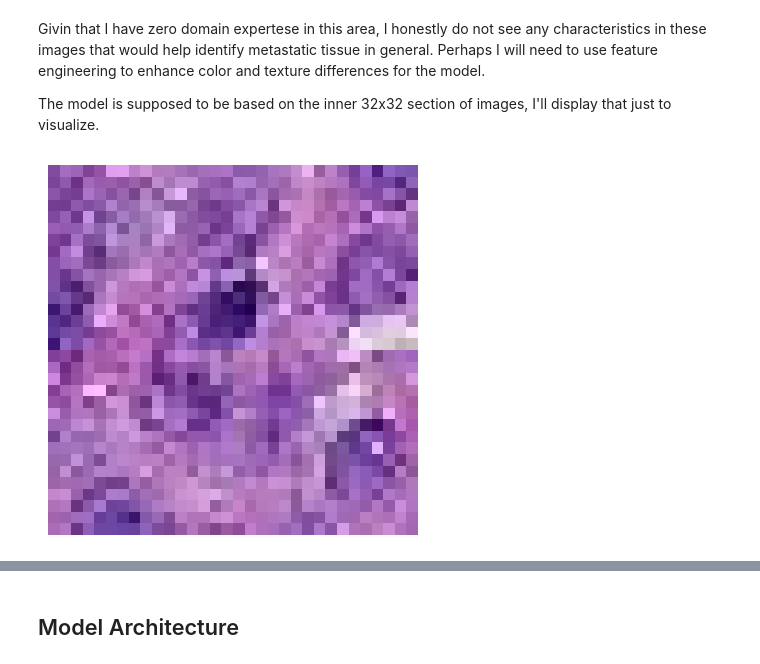
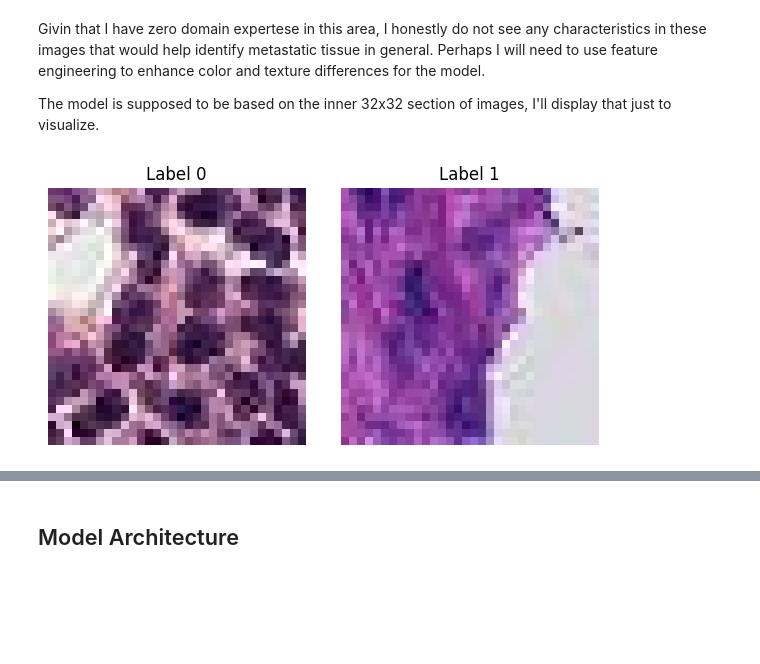
Before and after one commit to jollyjerr/cnn_cancer_detection, a Jupyter notebook: project.ipynb, the cells around one changed output, grey strips where cells are left out. Cells and saved outputs as stored; diff of their text form; code cells hidden in the pictures; blank space fills up the shorter version.

```diff
--- a/project.ipynb
+++ b/project.ipynb
@@ -131,15 +134,32 @@ Givin that I have zero domain expertese in this area, I honestly do not see any
 
 The model is supposed to be based on the inner 32x32 section of images, I'll display that just to visualize.
 # %%
+id_0 = train_labels[train_labels["label"] == 0].iloc[10]["id"]
+id_1 = train_labels[train_labels["label"] == 1].iloc[10]["id"]
+
+img_0 = Image.open("train/" + id_0 + ".tif")
+img_1 = Image.open("train/" + id_1 + ".tif")
+
 width, height = img.size
 left = (width - 32) // 2
 top = (height - 32) // 2
 right = left + 32
 bottom = top + 32
-cropped_img = img.crop((left, top, right, bottom))
 
-plt.imshow(cropped_img)
-plt.axis("off")
+cropped_img_0 = img_0.crop((left, top, right, bottom))
+cropped_img_1 = img_1.crop((left, top, right, bottom))
+
+fig, axes = plt.subplots(1, 2, figsize=(6, 3))
+
+axes[0].imshow(cropped_img_0)
+axes[0].set_title("Label 0")
+axes[0].axis("off")
+
+axes[1].imshow(cropped_img_1)
+axes[1].set_title("Label 1")
+axes[1].axis("off")
+
+plt.tight_layout()
 plt.show()
 # %% [output]
-[figure, old version]
+[figure, new version]
```
Also changed, not shown: parts of 8 cells of this notebook.
